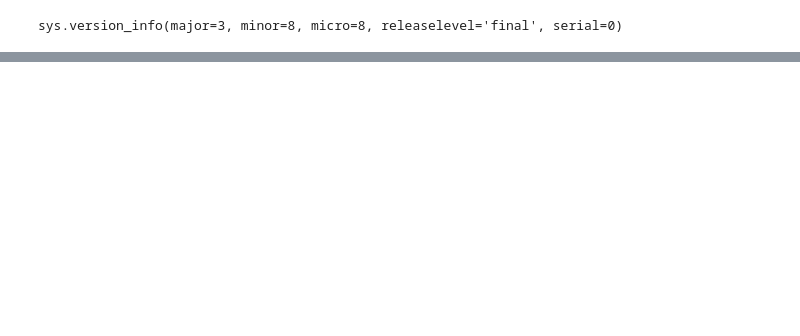
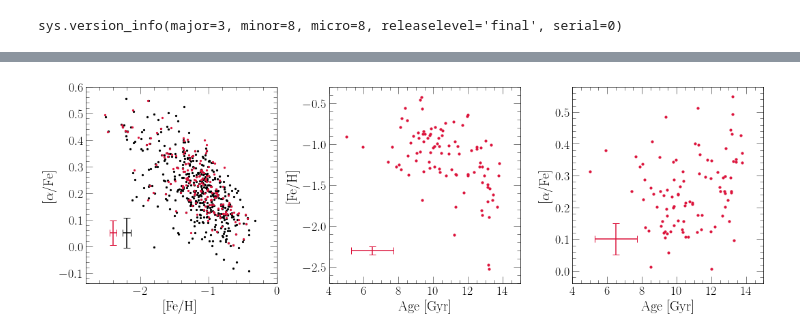
Before and after one commit to giganano/h3halo, a Jupyter notebook: notebooks/GSE.ipynb, the cells around one changed output, grey strips where cells are left out. Saved outputs shown, nothing was run; the diff lists cells and outputs as text; code cells hidden in the pictures; blank space fills up the shorter version.

```diff
--- a/notebooks/GSE.ipynb
+++ b/notebooks/GSE.ipynb
@@ -206,0 +238,82 @@ Median [Mg/Fe] error: 0.0567
+# %%
+orig_raw = np.genfromtxt("../data/gsechem_orig.dat")
+orig = {}
+orig["[fe/h]"] = orig_raw[:, 0]
+orig["[fe/h]_err"] = orig_raw[:, 1]
+orig["[o/fe]"] = orig_raw[:, 2]
+orig["[o/fe]_err"] = orig_raw[:, 3]
+
+small_raw = np.genfromtxt("../data/gsechem.dat")
+small = {}
+small["[fe/h]"] = small_raw[:, 0]
+small["[fe/h]_err"] = small_raw[:, 1]
+small["[o/fe]"] = small_raw[:, 2]
+small["[o/fe]_err"] = small_raw[:, 3]
+small["age"] = [10**_ for _ in small_raw[:, 4]]
+small["age_err"] = [a * b * m.log(10) for a, b in zip(small["age"], small_raw[:, 5])]
+
+hasages_raw = np.array(list(filter(lambda x: not m.isnan(x[-2]), small_raw)))
+hasages = {}
+hasages["[fe/h]"] = hasages_raw[:, 0]
+hasages["[fe/h]_err"] = hasages_raw[:, 1]
+hasages["[o/fe]"] = hasages_raw[:, 2]
+hasages["[o/fe]_err"] = hasages_raw[:, 3]
+hasages["age"] = [10**_ for _ in hasages_raw[:, 4]]
+hasages["age_err"] = [a * b * m.log(10) for a, b in zip(hasages["age"], hasages_raw[:, 5])]
+
+fig = plt.figure(figsize = (15, 5))
+axes = []
+for i in range(3): axes.append(fig.add_subplot(131 + i))
+
+axes[0].set_xlabel("[Fe/H]")
+axes[0].set_ylabel(r"[$\alpha$/Fe]")
+axes[0].set_xlim([-2.8, 0])
+axes[0].set_ylim([-0.14, 0.6])
+
+kwargs = {"s": 5}
+axes[0].scatter(orig["[fe/h]"], orig["[o/fe]"], c = named_colors()["black"], **kwargs)
+axes[0].scatter(small["[fe/h]"], small["[o/fe]"], c = named_colors()["crimson"], **kwargs)
+
+med_ofe_err = np.median(orig["[o/fe]_err"])
+med_feh_err = np.median(orig["[fe/h]_err"])
+kwargs = {
+    "xerr": med_feh_err,
+    "yerr": med_ofe_err,
+    "linestyle": "None"
+}
+axes[0].errorbar(-2.2, 0.05, c = named_colors()["black"], **kwargs)
+med_ofe_err = np.median(small["[o/fe]_err"])
+med_feh_err = np.median(small["[fe/h]_err"])
+kwargs["xerr"] = med_feh_err
+kwargs["yerr"] = med_ofe_err
+axes[0].errorbar(-2.4, 0.05, c = named_colors()["crimson"], **kwargs)
+
+med_age_err = np.median(hasages["age_err"])
+for i in [1, 2]:
+    axes[i].set_xlabel("Age [Gyr]")
+    axes[i].set_xlim([4, 15])
+    axes[i].set_xticks([4, 6, 8, 10, 12, 14])
+axes[1].set_ylabel("[Fe/H]")
+axes[2].set_ylabel(r"[$\alpha$/Fe]")
+axes[1].set_ylim([-2.7, -0.3])
+axes[2].set_ylim([-0.04, 0.58])
+kwargs = {
+    "s": 10,
+    "c": named_colors()["crimson"]
+#     "xerr": hasages["age_err"],
+#     "yerr": hasages["[fe/h]_err"],
+#     "linestyle": "None"
+}
+axes[1].scatter(hasages["age"], hasages["[fe/h]"], **kwargs)
+# kwargs["yerr"] = small["[o/fe]_err"]
+axes[2].scatter(hasages["age"], hasages["[o/fe]"], **kwargs)
+
+del kwargs["s"]
+axes[1].errorbar(6.5, -2.3, xerr = med_age_err, yerr = med_feh_err, linestyle = "None", **kwargs)
+axes[2].errorbar(6.5, 0.1, xerr = med_age_err, yerr = med_feh_err, linestyle = "None", **kwargs)
+
+plt.tight_layout()
+plt.subplots_adjust(left = 0.07)
+for ext in ["pdf", "jpeg"]: plt.savefig("../data/GSE_samples.%s" % (ext))
+# %% [output]
+[figure, added]
```
Also changed, not shown: parts of 2 cells of this notebook, 28 other files.
